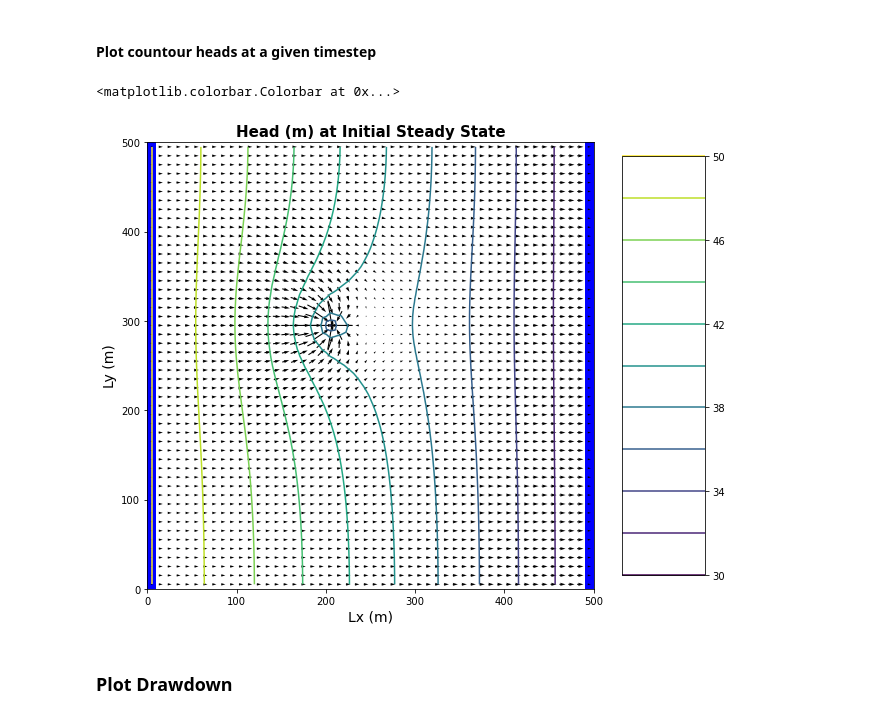
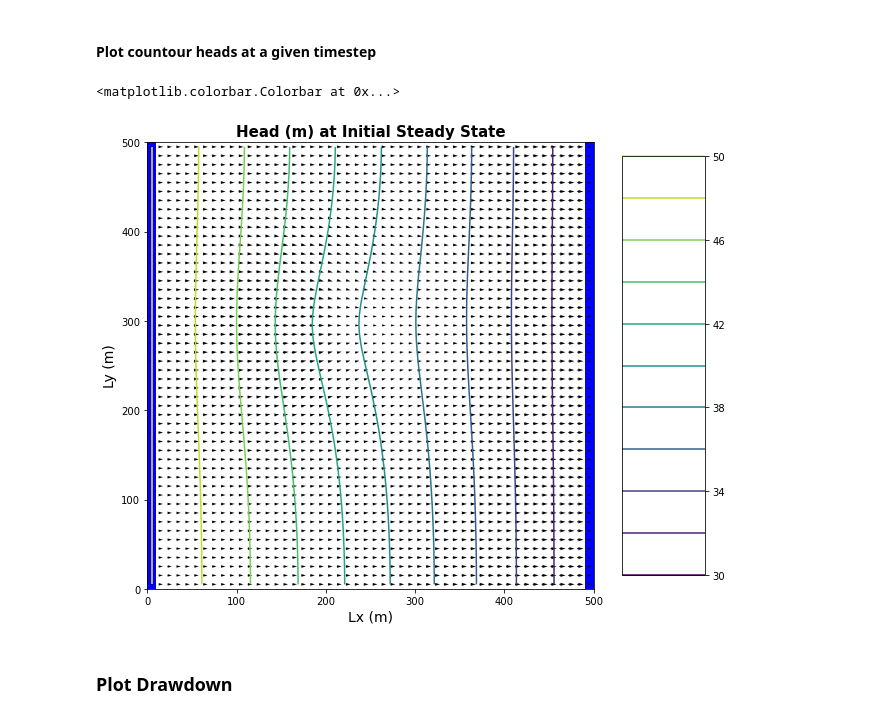
Before and after one commit to GW-modelling-Spring2022/homework-starliviakaska, a Jupyter notebook: Working/HW9_Transients2/starter code/Transient2.ipynb, the cells around one changed output. Cells and saved outputs as stored; diff of their text form; code cells hidden in the pictures.

```diff
--- a/Working/HW9_Transients2/starter code/Transient2.ipynb
+++ b/Working/HW9_Transients2/starter code/Transient2.ipynb
@@ -487,31 +489,31 @@ plt.legend()
 ####  Plot countour heads at a given timestep
 # %%
 #plot first contour plot
-time_select = -10     #index of the time you would like to plot
+time_select = -9     #index of the time you would like to plot
 #time_select = 0
 #time_select = -121
 fig1 = plt.figure(figsize=(10, 10))  # create 10 x 10 figure
 # use modelmap to attach plot to model
 modelmap = flopy.plot.PlotMapView(model=m, layer=0)
 # grid = modelmap.plot_grid() #plot model grid
 qm = modelmap.plot_ibound()
 # set contour levels for contouring head
 contour_levels = np.linspace(head_array[0].min(), head_array[0].max(), 11)
 head_contours = modelmap.contour_array(
     head_array[time_select, :, :], levels=contour_levels)  # create head contours
 tempfrf3 = frf_array[time_select, :, :].reshape(1, ncol, nrow)
 tempfff3 = fff_array[time_select, :, :].reshape(1, ncol, nrow)
 temphead3 = head_array[time_select, :, :].reshape(1, ncol, nrow)
 flows = modelmap.plot_discharge(
     tempfrf3, tempfff3, head=temphead3)  # create discharge arrows
 plt.xlabel('Lx (m)', fontsize=14)
 plt.ylabel('Ly (m)', fontsize=14)
 plt.title('Head (m) at Initial Steady State', fontsize=15, fontweight='bold')
 plt.colorbar(head_contours, aspect=5)
 #plt.savefig("C:/Users/starl/GW_Modelling/homework-starliviakaska/Working/HW9_Transients2/FlowPlotEnd")
 # %% [output]
 <matplotlib.colorbar.Colorbar at 0x...>
-[figure, old version]
+[figure, new version]
 # %% [markdown]
 ### Plot Drawdown
 # %%
```
Also changed, not shown: parts of 5 cells of this notebook, 4 other files.
